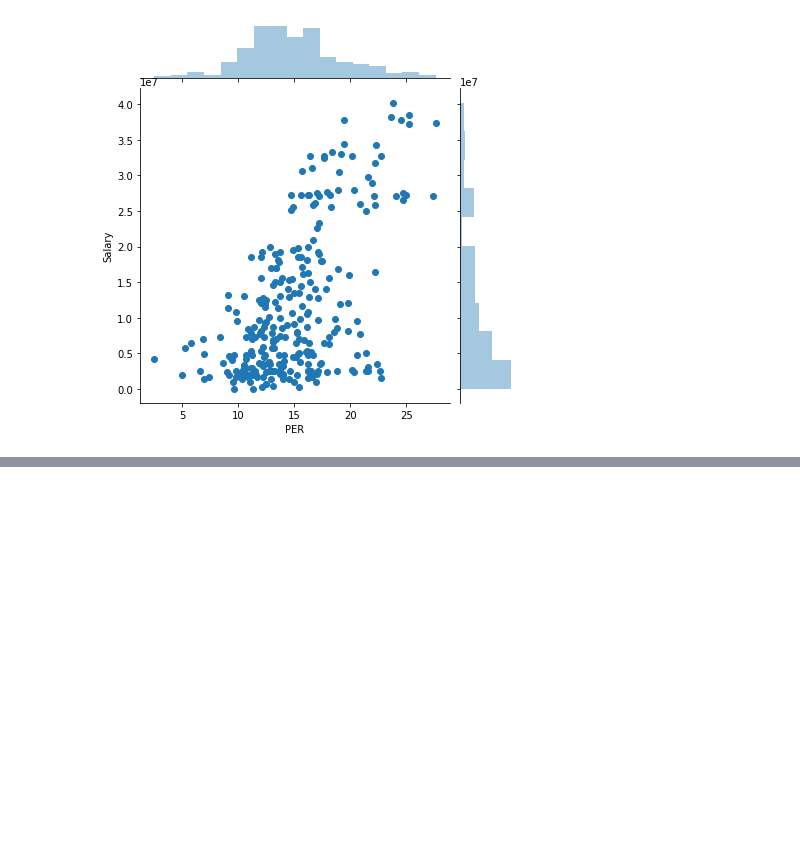
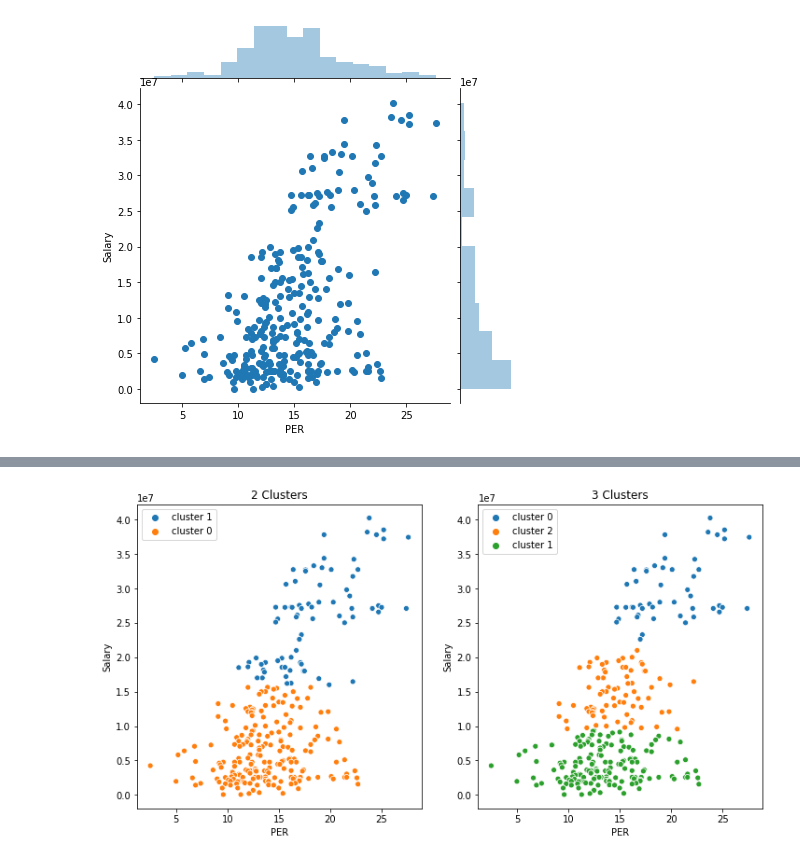
Before and after one commit to Mattsantos541/NBA, a Jupyter notebook: Salary Cluster.ipynb, the cells around one changed output, grey strips where cells are left out. Cells and saved outputs as stored; diff of their text form; code cells hidden in the pictures; blank space fills up the shorter version.

```diff
--- a/Salary Cluster.ipynb
+++ b/Salary Cluster.ipynb
@@ -128,0 +166,14 @@ array([[16.20521739],
+# %%
+#2 and 3 cluster is optimal
+estimators = [('2 Clusters', KMeans(n_clusters=2)),
+              ('3 Clusters', KMeans(n_clusters=3))]
+# %%
+fig, axs = plt.subplots(nrows=1,ncols=2, figsize=(12,6))
+
+for ax, (title, kmeans) in zip(axs, estimators):
+    kmeans.fit(dfmain[['PER', 'Salary']])
+    labels = 'cluster ' + pd.Series(kmeans.labels_).astype(str)
+    ax.set(title=title)
+    sns.scatterplot(dfmain.PER, dfmain.Salary, hue=labels, ax=ax)
+# %% [output]
+[figure, added]
```
Also changed, not shown: parts of 10 cells of this notebook.
